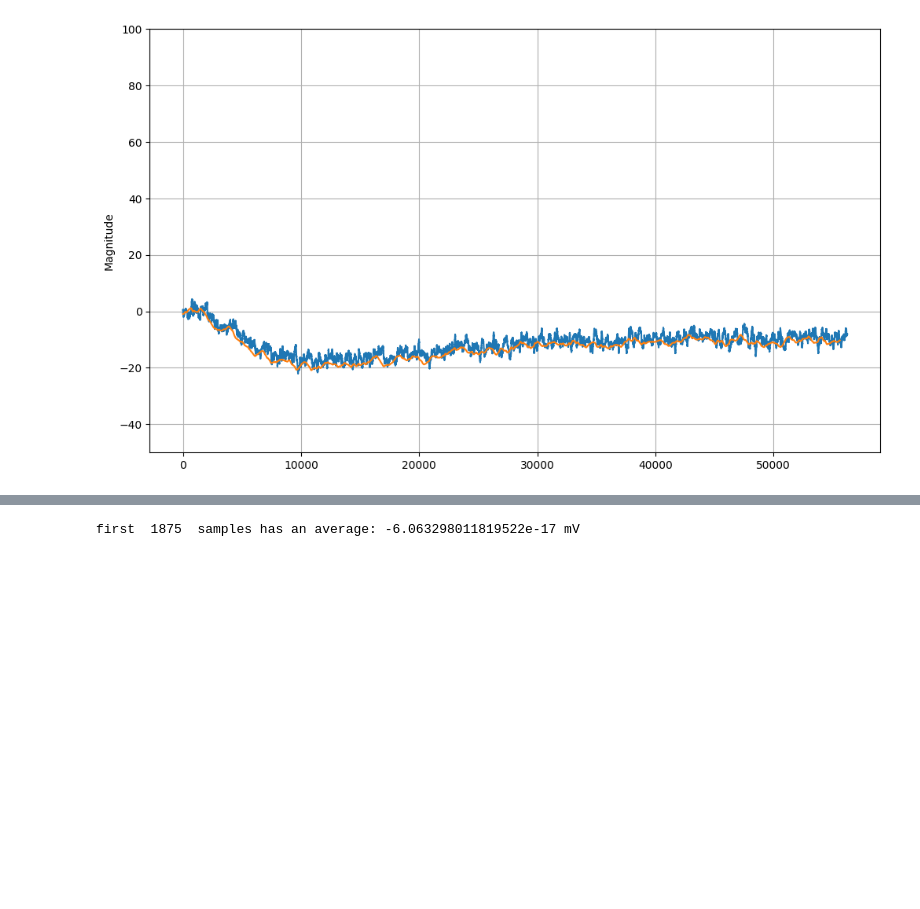
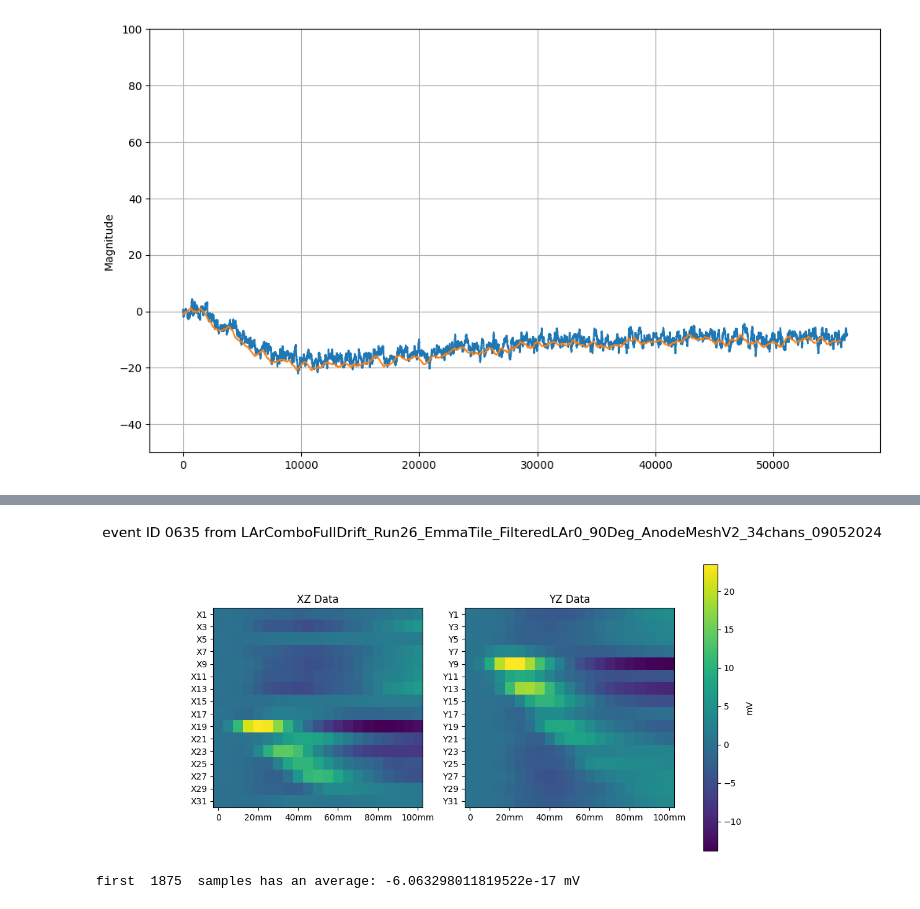
Before and after one commit to Eclipsedclaw/GramsAnalysis, a Jupyter notebook: other/microGRAMS_track_reconstruction_chbych.ipynb, the cells around one changed output, grey strips where cells are left out. Saved outputs shown, nothing was run; the diff lists cells and outputs as text; code cells hidden in the pictures; blank space fills up the shorter version.

```diff
--- a/other/microGRAMS_track_reconstruction_chbych.ipynb
+++ b/other/microGRAMS_track_reconstruction_chbych.ipynb
@@ -238,0 +237,86 @@ print(len(corrected_array))
+# %%
+import matplotlib.colors as mcolors
+
+# unit in mm
+z = drift_time * 1
+xz_data = []
+yz_data = []
+
+# for channels ch32 to ch47
+for i in range(16):  # 16 channels from ch32 to ch47
+    ch_array = event_data[f'ch{i+32}']
+    baseline_array = baseline_correction(baseline_array=ch_array.to_numpy())
+    corrected_array = GRAMS_shaper_trial_1(baseline_array, filter_order=4, critical_frequency=0.00004, gaussian_sigma=625, gain=1)
+    corrected_array = corrected_array[0:105*125]
+    n_chunks = 21
+    chunk_size = len(corrected_array) // n_chunks
+    reshaped_array = corrected_array[:chunk_size * n_chunks].reshape(n_chunks, chunk_size)
+    averaged_array = np.max(reshaped_array, axis=1)
+    #plt.plot(averaged_array)
+    #print(averaged_array)
+    xz_data.append(averaged_array)
+
+# for channels ch48 to ch63
+for i in range(16):  # 16 channels from ch48 to ch63
+    ch_array = event_data[f'ch{i+48}']
+    baseline_array = baseline_correction(baseline_array=ch_array.to_numpy())
+    corrected_array = GRAMS_shaper_trial_1(baseline_array, filter_order=4, critical_frequency=0.00004, gaussian_sigma=625, gain=1)
+    corrected_array = corrected_array[0:105*125]
+    n_chunks = 21
+    chunk_size = len(corrected_array) // n_chunks
+    reshaped_array = corrected_array[:chunk_size * n_chunks].reshape(n_chunks, chunk_size)
+    averaged_array = np.max(reshaped_array, axis=1)
+    #plt.plot(averaged_array)
+    #print(averaged_array)
+    yz_data.append(averaged_array)
+
+
+
+# Create a figure with two subplots side by side
+fig, (ax1, ax2) = plt.subplots(1, 2, figsize=(12, 6))  # 1 row, 2 columns, adjust figsize for aspect ratio
+
+norm = mcolors.LogNorm(vmin=1, vmax=100)
+
+
+# Plot the first data (xz_data) on the first subplot
+im1 = ax1.imshow(xz_data, cmap='viridis', aspect=20/16, interpolation='none')
+ax1.set_title('XZ Data')
+
+# Customize x and y ticks for the first subplot (XZ Data)
+x_ticks_1 = [0, 4, 8, 12, 16, 20]  # X-axis positions for ticks
+x_labels_1 = ['0', '20mm', '40mm', '60mm', '80mm', '100mm']  # X-axis labels
+
+y_ticks_1 = [0, 1, 2, 3, 4, 5, 6, 7, 8, 9, 10, 11, 12, 13, 14, 15]  # Y-axis positions for ticks
+y_labels_1 = ['X1', 'X3', 'X5', 'X7', 'X9', 'X11', 'X13', 'X15', 'X17', 'X19', 'X21', 'X23', 'X25', 'X27', 'X29', 'X31']  # Y-axis labels
+
+ax1.set_xticks(x_ticks_1)
+ax1.set_xticklabels(x_labels_1)
+ax1.set_yticks(y_ticks_1)
+ax1.set_yticklabels(y_labels_1)
+
+
+# Plot the second data (yz_data) on the second subplot
+im2 = ax2.imshow(yz_data, cmap='viridis', aspect=20/16, interpolation='none')
+ax2.set_title('YZ Data')
+
+# Customize x and y ticks for the first subplot (XZ Data)
+x_ticks_2 = [0, 4, 8, 12, 16, 20]  # X-axis positions for ticks
+x_labels_2 = ['0', '20mm', '40mm', '60mm', '80mm', '100mm']  # X-axis labels
+
+y_ticks_2 = [0, 1, 2, 3, 4, 5, 6, 7, 8, 9, 10, 11, 12, 13, 14, 15]  # Y-axis positions for ticks
+y_labels_2 = ['Y1', 'Y3', 'Y5', 'Y7', 'Y9', 'Y11', 'Y13', 'Y15', 'Y17', 'Y19', 'Y21', 'Y23', 'Y25', 'Y27', 'Y29', 'Y31']  # Y-axis labels
+
+ax2.set_xticks(x_ticks_2)
+ax2.set_xticklabels(x_labels_2)
+ax2.set_yticks(y_ticks_2)
+ax2.set_yticklabels(y_labels_2)
+
+# Add a colorbar that spans both subplots
+cbar = fig.colorbar(im1, ax=[ax1, ax2], orientation='vertical')
+cbar.set_label('mV')
+
+fig.suptitle('event ID 0635 from LArComboFullDrift_Run26_EmmaTile_FilteredLAr0_90Deg_AnodeMeshV2_34chans_09052024', fontsize=16)
+
+# Display the plot
+plt.show()
+# %% [output]
@@ -239,3 +340,4 @@ print(len(corrected_array))
+[figure, added]
 # %%
 import numpy as np
 import matplotlib.pyplot as plt
```
Also changed, not shown: parts of 4 cells of this notebook.
